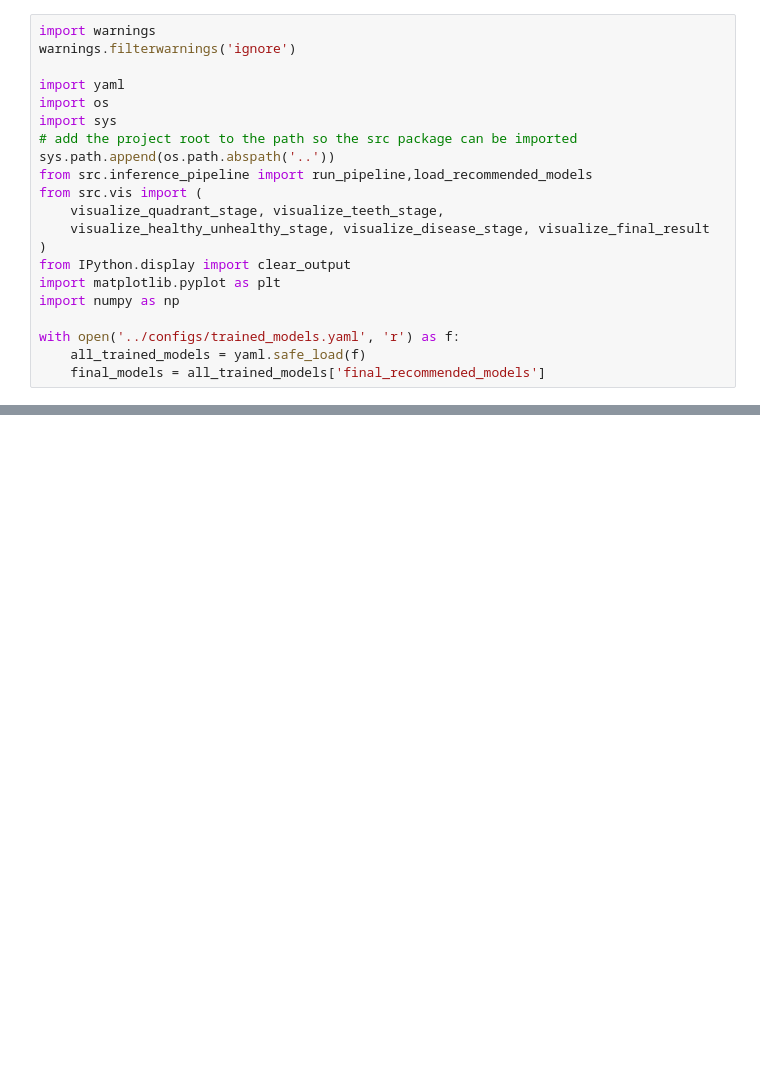
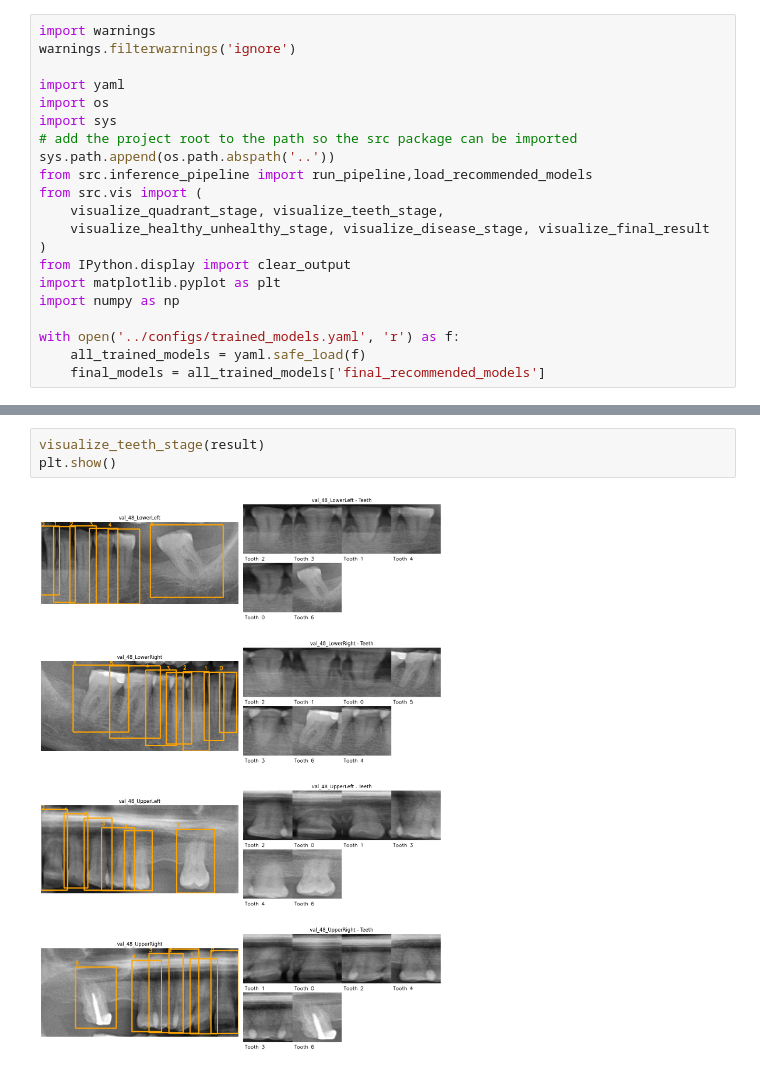
Before and after one commit to abdubakr77/dental-xray-ai, a Jupyter notebook: Notebooks/09_pipeline_inference.ipynb, the cells around one changed output, grey strips where cells are left out. Drawn from its saved outputs; the diff is of its cells as text; blank space fills up the shorter version.

```diff
--- a/Notebooks/09_pipeline_inference.ipynb
+++ b/Notebooks/09_pipeline_inference.ipynb
@@ -67,0 +76,5 @@ train_48_UpperRight 5 Caries {'Impacted': '1.27%', 'Caries': '76.37%', 'Periapic
+# %%
+visualize_teeth_stage(result)
+plt.show()
+# %% [output]
+[figure, added]
```
Also changed, not shown: parts of 5 cells of this notebook.
